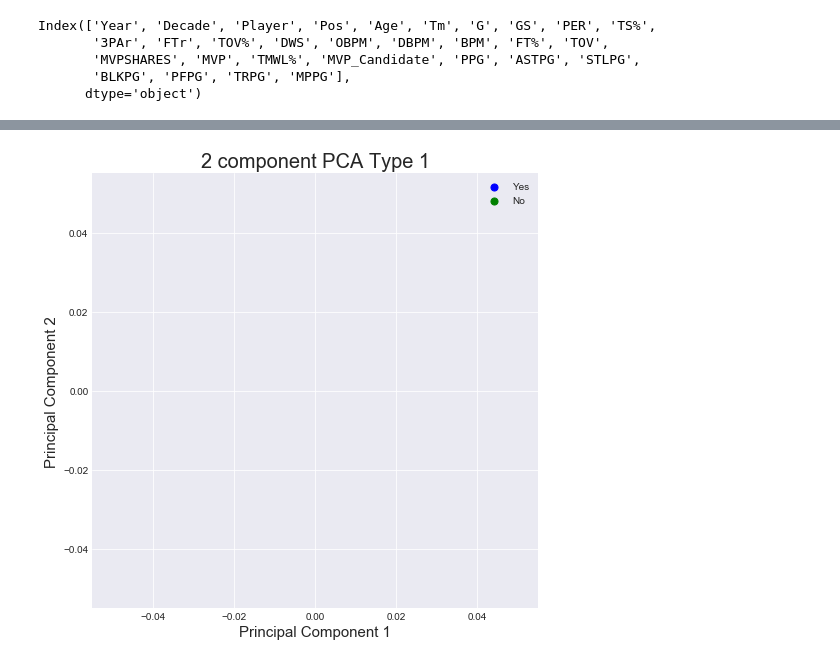
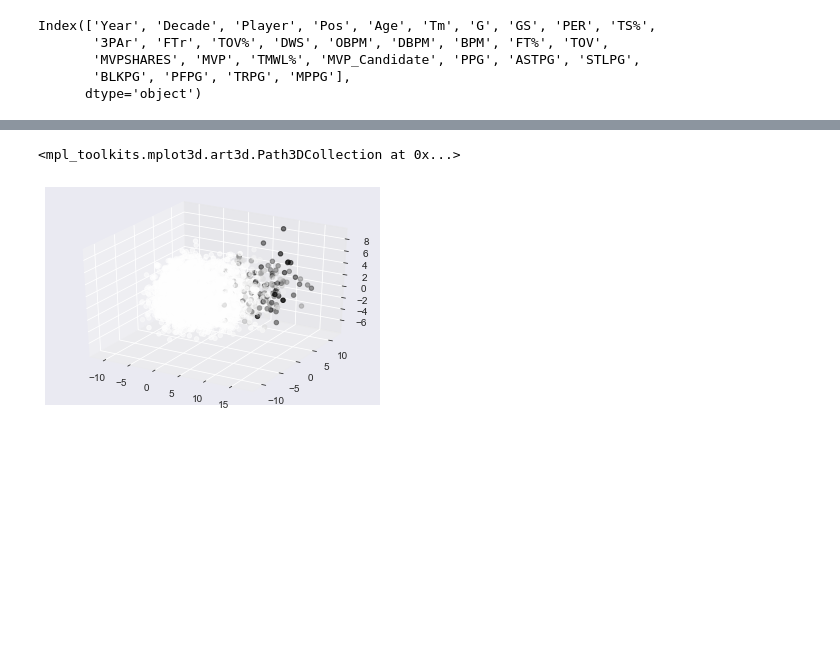
Before and after one commit to micsab/thinkful_files, a Jupyter notebook: unit_3/lesson_7/capstone_maybe.ipynb, the cells around one changed output, grey strips where cells are left out. Cells and saved outputs as stored; diff of their text form; code cells hidden in the pictures; blank space fills up the shorter version.

```diff
--- a/unit_3/lesson_7/capstone_maybe.ipynb
+++ b/unit_3/lesson_7/capstone_maybe.ipynb
@@ -752,20 +987,8 @@ finalDF.head()
-# %%
-plt.style.use('seaborn-dark')
-fig = plt.figure(figsize = (8,8))
-ax = fig.add_subplot(1,1,1)
-ax.set_xlabel('Principal Component 1', fontsize = 15)
-ax.set_ylabel('Principal Component 2', fontsize = 15)
-ax.set_title('2 component PCA Type 1', fontsize = 20)
-
-targets = ['Yes', 'No']
-colors = ['b', 'g']
-for target, color in zip(targets,colors):
-    indicesToKeep = finalDF['MVP_Candidate'] == target
-    ax.scatter(finalDF.loc[indicesToKeep, 'pc1'],
-              finalDF.loc[indicesToKeep, 'pc2'],
-              c = color,
-              s = 50)
-ax.legend(targets)
-ax.grid()
-# %% [output]
-[figure, removed]
+# %%
+fig = plt.figure()
+ax = fig.add_subplot(111, projection='3d')
+ax.scatter(xs = finalDF.pc1, ys = finalDF.pc2,
+           zs = finalDF.pc3, zdir='z', c = finalDF['MVPSHARES'], s=20)
+# %% [output]
+<mpl_toolkits.mplot3d.art3d.Path3DCollection at 0x...>
+[figure, added]
```
Also changed, not shown: parts of 30 cells of this notebook.
